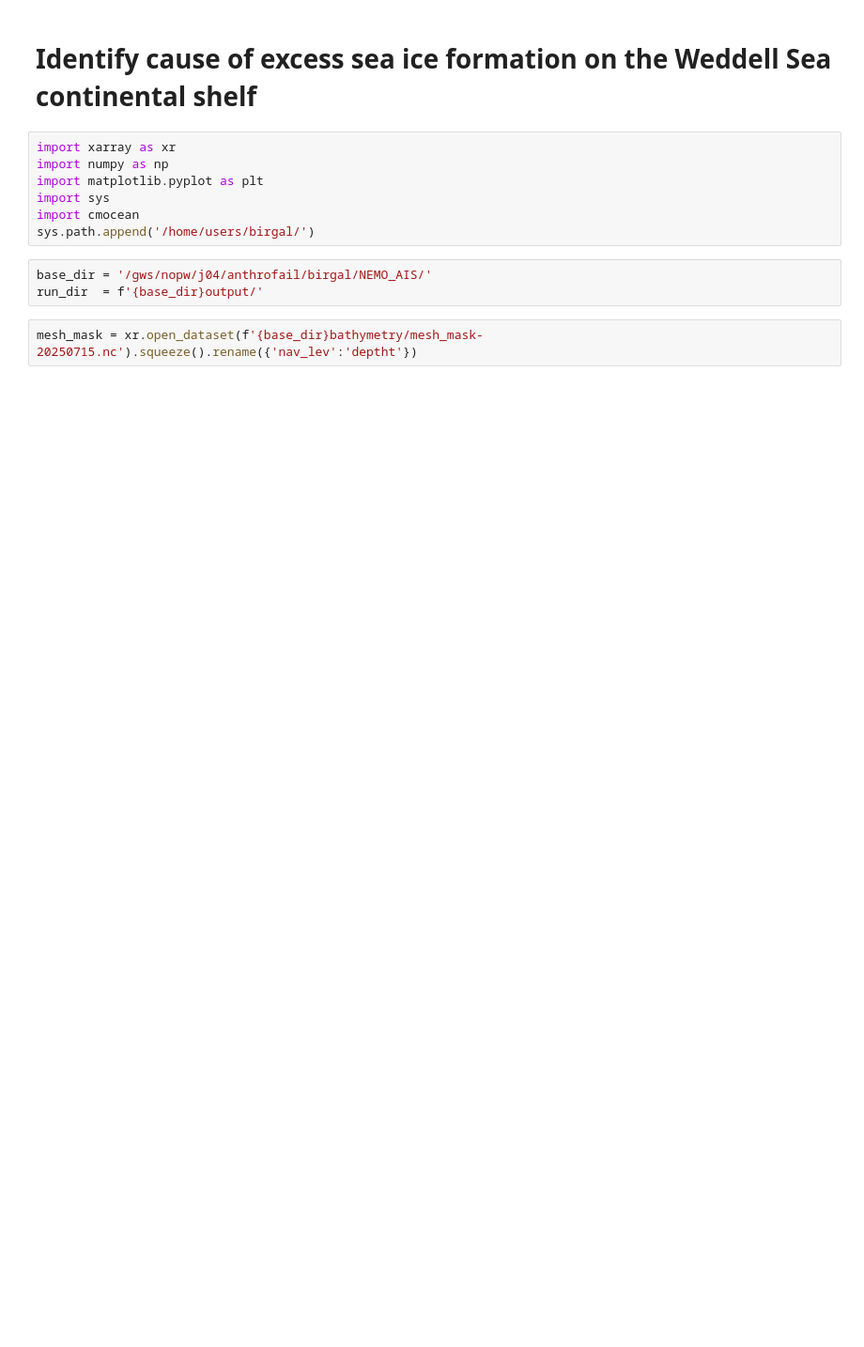
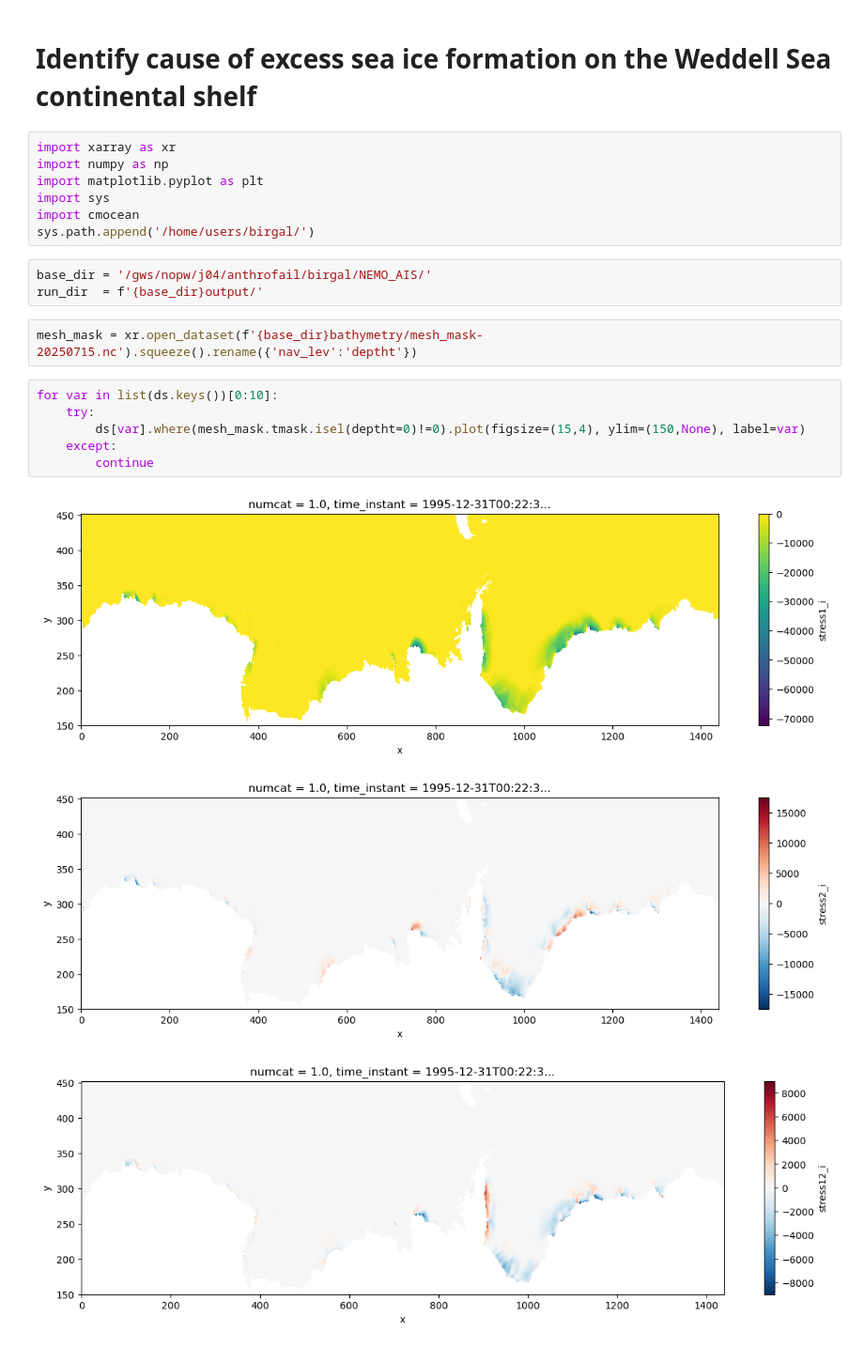
Before and after one commit to brogalla/analysis-birgal, a Jupyter notebook: nemo_config_setup/climate-experiments/CESM2/present_day_sea_ice.ipynb, the cells around one changed output. Shown at 94% size. Saved outputs shown, nothing was run; the diff lists cells and outputs as text; blank space fills up the shorter version.

```diff
--- a/nemo_config_setup/climate-experiments/CESM2/present_day_sea_ice.ipynb
+++ b/nemo_config_setup/climate-experiments/CESM2/present_day_sea_ice.ipynb
@@ -12,3 +12,13 @@ base_dir = '/gws/nopw/j04/anthrofail/birgal/NEMO_AIS/'
 run_dir  = f'{base_dir}output/'
 # %%
 mesh_mask = xr.open_dataset(f'{base_dir}bathymetry/mesh_mask-20250715.nc').squeeze().rename({'nav_lev':'deptht'})
+# %%
+for var in list(ds.keys())[0:10]:
+    try:
+        ds[var].where(mesh_mask.tmask.isel(deptht=0)!=0).plot(figsize=(15,4), ylim=(150,None), label=var)
+    except:
+        continue
+# %% [output]
+[figure, added]
+[figure, added]
+[figure, added]
```
Also changed, not shown: parts of 4 cells of this notebook, 2 other files.
